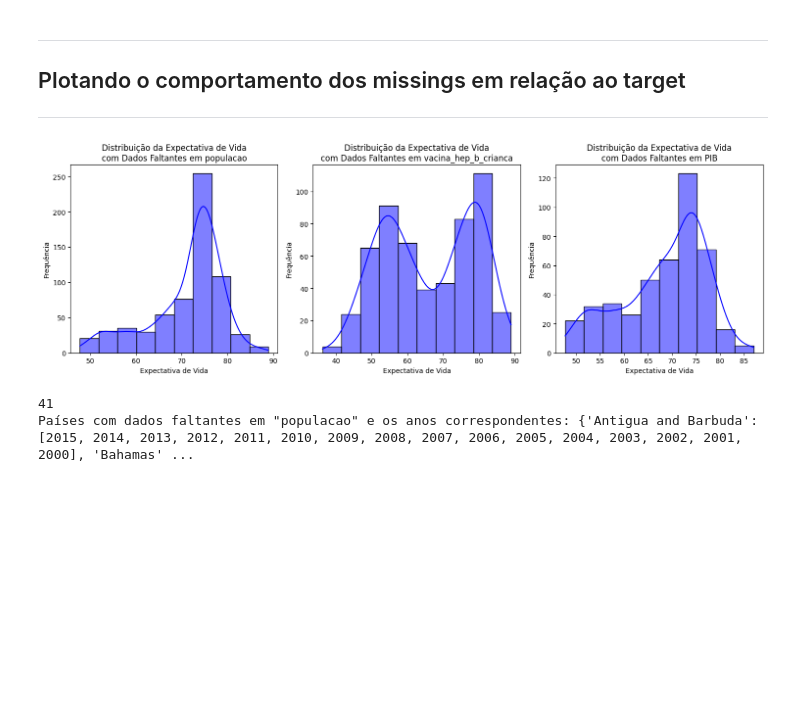
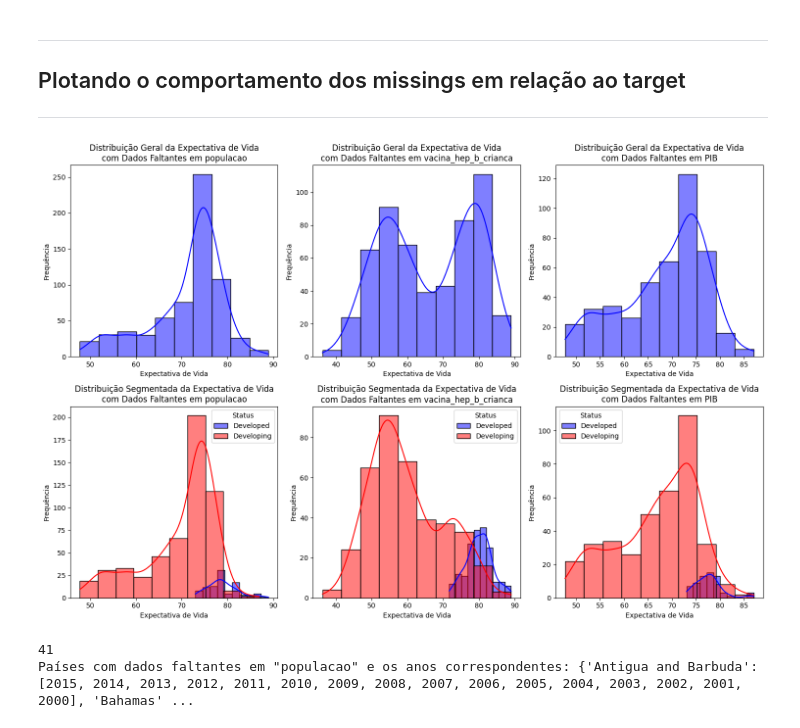
Before and after one commit to MariaLuizaLogrado/machine_learning_ufpr, a Jupyter notebook: teste.ipynb, the cells around one changed output. Saved outputs shown, nothing was run; the diff lists cells and outputs as text; code cells hidden in the pictures; blank space fills up the shorter version.

```diff
--- a/teste.ipynb
+++ b/teste.ipynb
@@ -191,25 +236,41 @@ Text(0, 0.5, 'Frequência')
 ___
 ## Plotando o comportamento dos missings em relação ao target
 ___
-# %%
-altos_missings = ['populacao', 'vacina_hep_b_crianca', 'PIB']
-
-num_graficos = len(altos_missings)
-fig, axes = plt.subplots(1, num_graficos, figsize=(15, 5))
-
-# Loop para criar os gráficos
-for ax, i in zip(axes, altos_missings):
-    df_aux = df_filtrado[df_filtrado[i].isna()]
-    sns.histplot(data=df_aux, x='expectativa_vida', kde=True, bins=10, color='blue', ax=ax)  # Adiciona o gráfico no subplot correspondente
-    ax.set_title(f'Distribuição da Expectativa de Vida\ncom Dados Faltantes em {i}')
-    ax.set_xlabel('Expectativa de Vida')
-    ax.set_ylabel('Frequência')
-
-# Ajustar layout
-plt.tight_layout()
-plt.show()
-# %% [output]
-[figure, removed]
+# %%
+import seaborn as sns
+import matplotlib.pyplot as plt
+
+altos_missings = ['populacao', 'vacina_hep_b_crianca', 'PIB']
+
+num_graficos = len(altos_missings)
+fig, axes = plt.subplots(2, num_graficos, figsize=(15, 10))  # Duas linhas, uma para o gráfico geral e outra para o segmentado
+
+# Loop para criar os gráficos
+for idx, i in enumerate(altos_missings):
+    df_aux = df_filtrado[df_filtrado[i].isna()]  # Filtra os dados com valores faltantes na coluna i
+
+    # Gráfico 1: Distribuição geral da expectativa de vida (primeira linha de gráficos)
+    sns.histplot(data=df_aux, x='expectativa_vida', kde=True, bins=10, color='blue', ax=axes[0, idx])
+    axes[0, idx].set_title(f'Distribuição Geral da Expectativa de Vida\ncom Dados Faltantes em {i}')
+    axes[0, idx].set_xlabel('Expectativa de Vida')
+    axes[0, idx].set_ylabel('Frequência')
+
+    # Gráfico 2: Distribuição segmentada por 'Developed' e 'Developing' (segunda linha de gráficos)
+    sns.histplot(data=df_aux[df_aux['status'] == 'Developed'], x='expectativa_vida', kde=True,
+                 bins=10, color='blue', label='Developed', ax=axes[1, idx])
+    sns.histplot(data=df_aux[df_aux['status'] == 'Developing'], x='expectativa_vida', kde=True,
+                 bins=10, color='red', label='Developing', ax=axes[1, idx])
+
+    axes[1, idx].set_title(f'Distribuição Segmentada da Expectativa de Vida\ncom Dados Faltantes em {i}')
+    axes[1, idx].set_xlabel('Expectativa de Vida')
+    axes[1, idx].set_ylabel('Frequência')
+    axes[1, idx].legend(title='Status')
+
+# Ajustar layout para evitar sobreposição
+plt.tight_layout()
+plt.show()
+# %% [output]
+[figure, added]
 # %%
 df_missings = df_filtrado[df_filtrado['populacao'].isna()][['pais', 'ano']]
 
```
Also changed, not shown: parts of 72 cells of this notebook, 1 other file.
